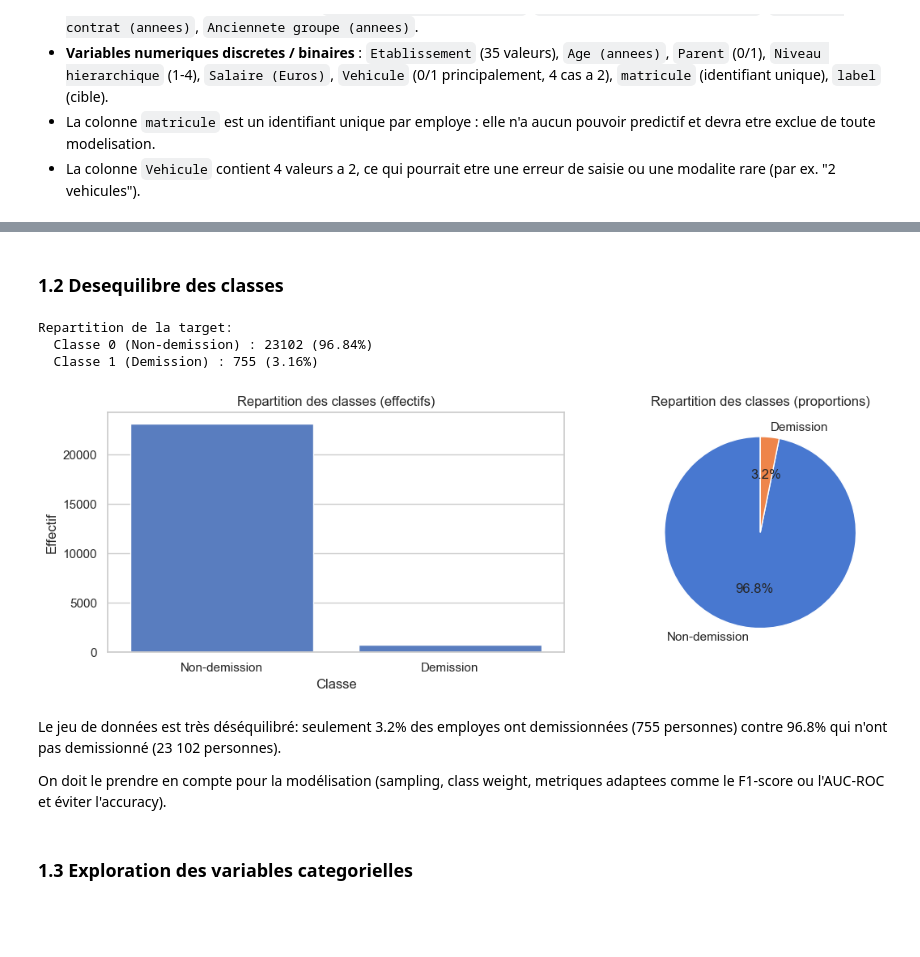
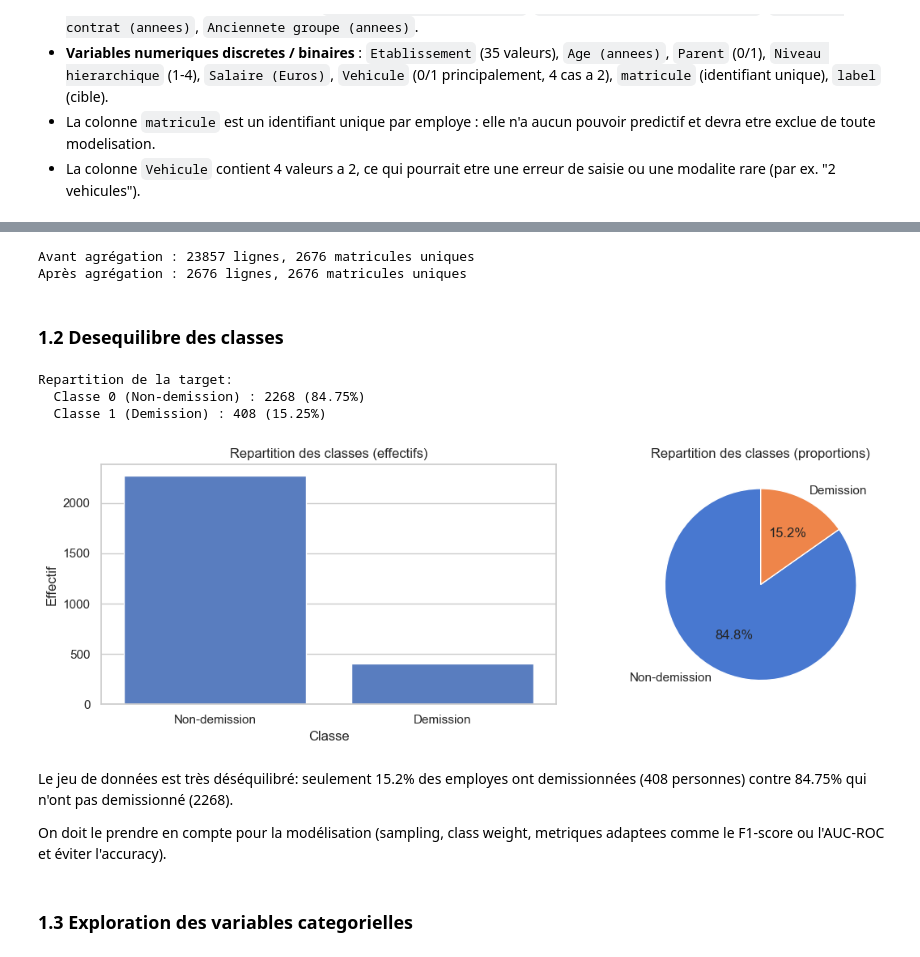
Before and after one commit to daphnemaschas/REXIA, a Jupyter notebook: notebooks/projet_rexia.ipynb, the cells around one changed output, grey strips where cells are left out. Drawn from its saved outputs; the diff is of its cells as text; code cells hidden in the pictures; blank space fills up the shorter version.

```diff
--- a/notebooks/projet_rexia.ipynb
+++ b/notebooks/projet_rexia.ipynb
@@ -186,40 +254,48 @@ df.describe().round(2)
+# %%
+df_aggregated = df.sort_values('Ancienneté groupe (années)').groupby('matricule').tail(1).reset_index(drop=True)
+
+print(f"Avant agrégation : {len(df)} lignes, {df['matricule'].nunique()} matricules uniques")
+print(f"Après agrégation : {len(df_aggregated)} lignes, {df_aggregated['matricule'].nunique()} matricules uniques")
+# %% [output]
+Avant agrégation : 23857 lignes, 2676 matricules uniques
+Après agrégation : 2676 lignes, 2676 matricules uniques
 # %% [markdown]
 ### 1.2 Desequilibre des classes
 # %%
-label_counts = df[LABEL_COL].value_counts()
-label_pct = df[LABEL_COL].value_counts(normalize=True).mul(100).round(2)
+label_counts = df_aggregated[LABEL_COL].value_counts()
+label_pct = df_aggregated[LABEL_COL].value_counts(normalize=True).mul(100).round(2)
 
 print("Repartition de la target:")
 for cls in label_counts.index:
     print(f"  Classe {cls} ({LABEL_NAMES[cls]}) : {label_counts[cls]} ({label_pct[cls]}%)")
 
 fig, axes = plt.subplots(1, 2, figsize=(12, 4))
 
-sns.countplot(data=df, x=LABEL_COL, ax=axes[0])
+sns.countplot(data=df_aggregated, x=LABEL_COL, ax=axes[0])
 axes[0].set_title("Repartition des classes (effectifs)")
 axes[0].set_xlabel("Classe")
 axes[0].set_ylabel("Effectif")
 axes[0].set_xticks([0, 1])
 axes[0].set_xticklabels([LABEL_NAMES[0], LABEL_NAMES[1]])
 
 axes[1].pie(
     label_counts.values,
     labels=[LABEL_NAMES[k] for k in label_counts.index],
     autopct="%1.1f%%",
     startangle=90,
     colors=sns.color_palette("muted", 2),
 )
 axes[1].set_title("Repartition des classes (proportions)")
 
 plt.tight_layout()
 plt.show()
 # %% [output]
 Repartition de la target:
-  Classe 0 (Non-demission) : 23102 (96.84%)
-  Classe 1 (Demission) : 755 (3.16%)
+  Classe 0 (Non-demission) : 2268 (84.75%)
+  Classe 1 (Demission) : 408 (15.25%)
-[figure, old version]
+[figure, new version]
 # %% [markdown]
-Le jeu de données est très déséquilibré: seulement 3.2% des employes ont demissionnées (755 personnes) contre 96.8% qui n'ont pas demissionné (23 102 personnes).
+Le jeu de données est très déséquilibré: seulement 15.2% des employes ont demissionnées (408 personnes) contre 84.75% qui n'ont pas demissionné (2268).
 
 On doit le prendre en compte pour la modélisation (sampling, class weight, metriques adaptees comme le F1-score ou l'AUC-ROC et éviter l'accuracy).
 # %% [markdown]
```
Also changed, not shown: parts of 32 cells of this notebook.
